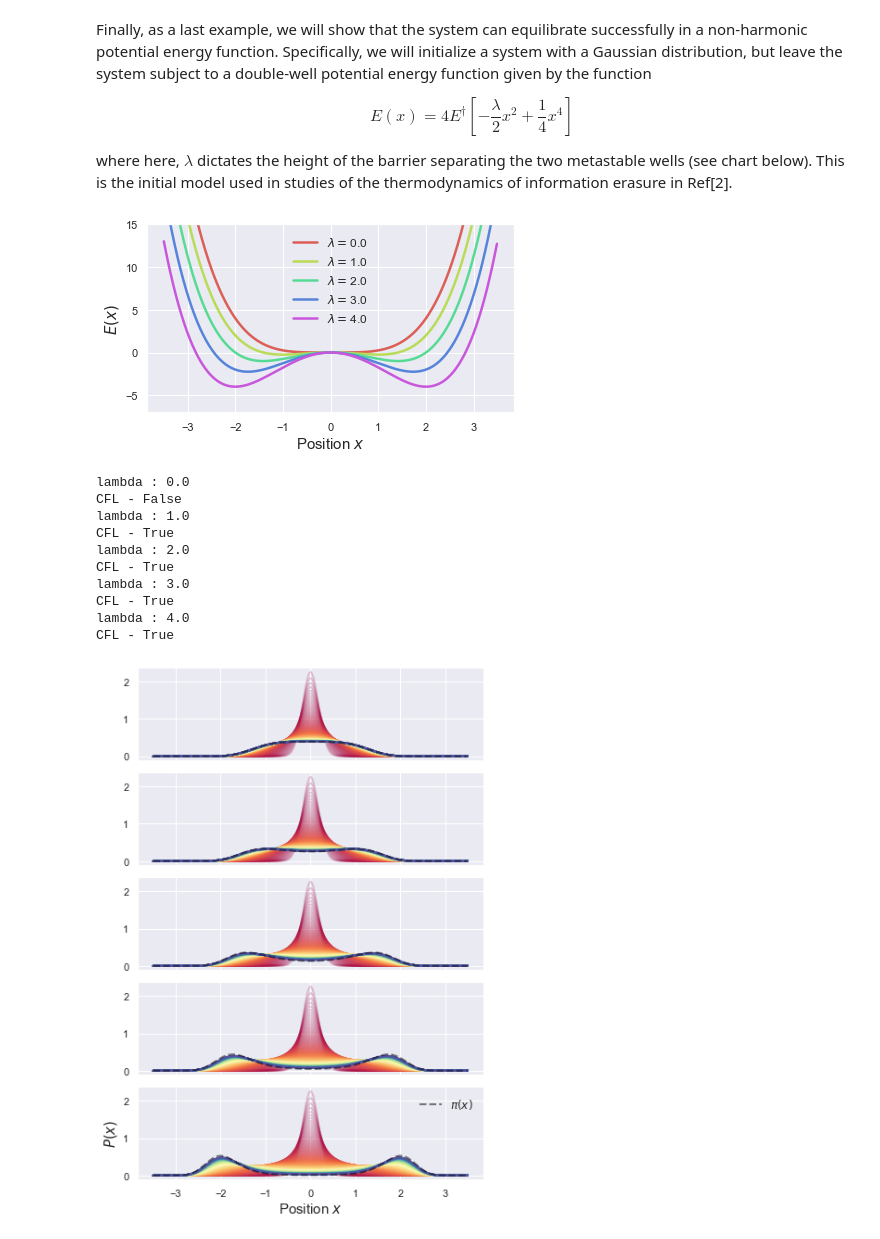
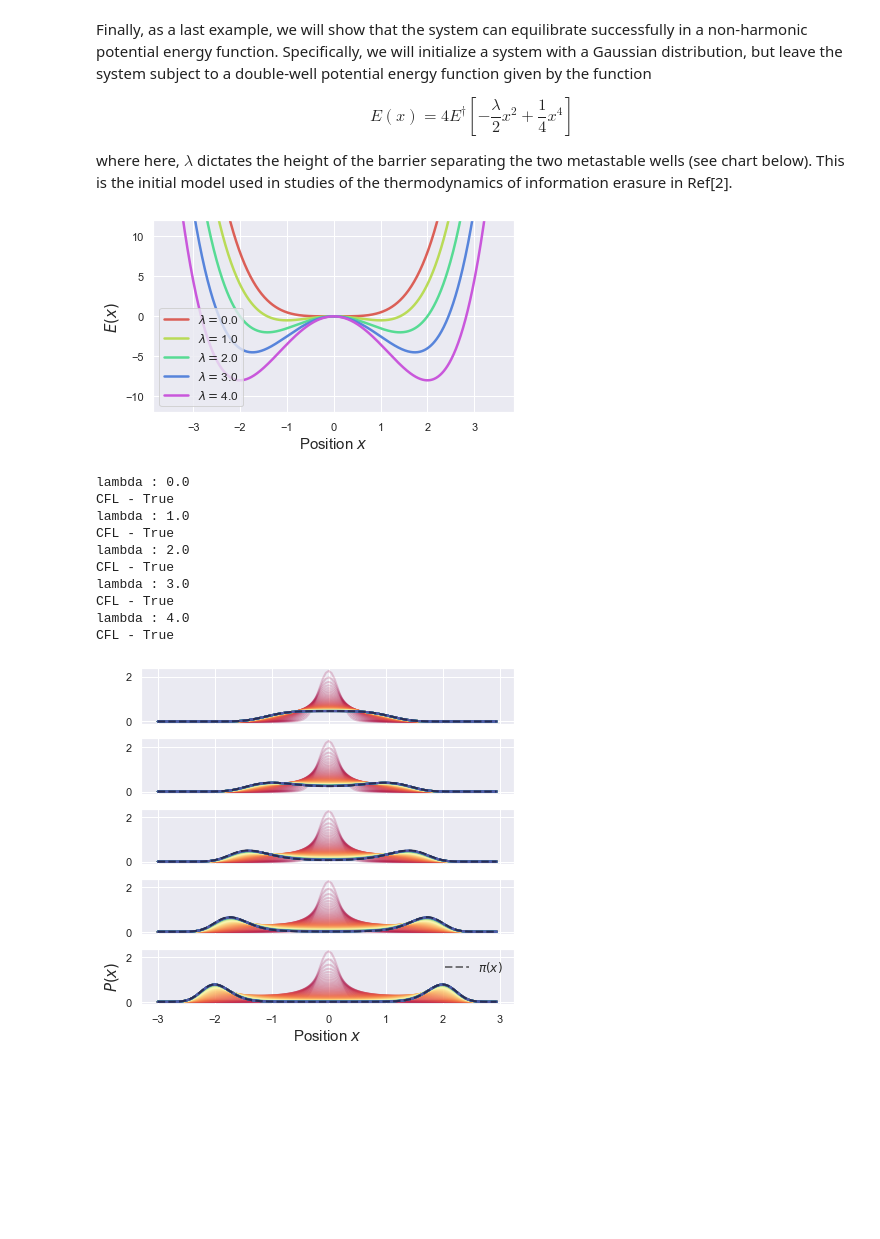
Before and after one commit to StevenJLarge/FokkerPlanck, a Jupyter notebook: notebooks/04-slarge-advection-diffusion.ipynb, the cells around one changed output. Cells and saved outputs as stored; diff of their text form; code cells hidden in the pictures; blank space fills up the shorter version.

```diff
--- a/notebooks/04-slarge-advection-diffusion.ipynb
+++ b/notebooks/04-slarge-advection-diffusion.ipynb
@@ -218,7 +220,7 @@ res_1 = run_simulation(1)
 res_2 = run_simulation(2)
 # %%
 # Now lets plot them...
-fig, ax = plt.subplots(3, 1, figsize=(6, 8))
+fig, ax = plt.subplots(3, 1, figsize=(6, 7))
 
 Pal_1 = sns.color_palette("Blues", len(res_025.result["prob"]))
 Pal_2 = sns.color_palette("Reds", len(res_1.result["prob"]))
@@ -263,4 +265,6 @@ ax[0].legend(fontsize=10, frameon=False)
 ax[2].legend(fontsize=10, frameon=False, ncol=2)
 
 plt.tight_layout()
+plt.savefig(plot_dir / "harmonic_relaxation_compare.pdf", format='pdf')
+plt.show()
 # %% [output]
@@ -304,8 +308,8 @@ lambda_vel = [0.25, 0.5, 0.75, 1.0]
 curr_time = 0
 counter = 0
 tot_time = 0.15
-params = [[k_trap, vel, D, 1, 0] for vel in lambda_vel]
-params_new = [[k_trap, vel, D, 1, vel * dt] for vel in lambda_vel]
+params = [[k_trap, 0, vel, D] for vel in lambda_vel]
+params_new = [[k_trap, vel * dt, vel, D] for vel in lambda_vel]
 
 prob_tracker = []
 time_tracker = []
@@ -386,31 +392,33 @@ where here, $\lambda$ dictates the height of the barrier separating the two meta
 fig, ax = plt.subplots(1, 1, figsize=(6, 3.5))
 coeff = np.linspace(0, 4, 5)
 
-params_arr = [(l, 1, 0) for l in coeff]
+params_arr = [(0.5, l, 0) for l in coeff]
 x_array = np.arange(-3.5, 3.5, dx)
 Pal = sns.color_palette("hls", len(params_arr))
 
 for i, params in enumerate(params_arr):
-    ax.plot(x_array, ff.ABELEnergy(x_array, params), label=r"$\lambda = $" + str(np.round(params[0], 1)), linewidth=2.5, color=Pal[i])
-ax.legend(fontsize=12, frameon=False)
-ax.set_ylim([-7, 15])
+    ax.plot(x_array, ff.ABELEnergy(x_array, params), label=r"$\lambda = $" + str(np.round(params[1], 1)), linewidth=2.5, color=Pal[i])
+ax.legend(fontsize=12, frameon=True)
+ax.set_ylim([-12, 12])
 ax.set_xlabel(r"Position $x$", fontsize=15)
 ax.set_ylabel(r"$E(x)$", fontsize=15)
 plt.tight_layout()
+plt.savefig(plot_dir / "bistable_potentials.pdf", format="pdf")
+plt.show()
 # %% [output]
-[figure, old version]
+[figure, new version]
 # %%
 D = 1.0
-dt = 0.001
-dx = 0.01
-x_array = np.arange(-3, 3, dx)
+dt = 0.0005
+dx = 0.05
+x_array = np.arange(-3.0, 3.0, dx)
 
 fpe = FPE_Integrator_1D(D, dt, dx, x_array, boundaryCond='hard-wall', output=False)
 
 prob_results = {}
 
 for params in params_arr:
-    key = str(params[0])
+    key = str(params[1])
     print(f"lambda : {key}")
     fpe.initializeProbability(0, 1/32)
     prob_results[key] = {}
@@ -433,7 +441,7 @@ for params in params_arr:
     prob_results[key]["prob"] = prob_tracker
 # %% [output]
 lambda : 0.0
-CFL - False
+CFL - True
 lambda : 1.0
 CFL - True
 lambda : 2.0
@@ -443,17 +451,19 @@ CFL - True
 lambda : 4.0
 CFL - True
 # %%
-fig, ax = plt.subplots(5, 1, figsize=(6, 8.5), sharex=True, sharey=True)
+fig, ax = plt.subplots(5, 1, figsize=(6, 5.5), sharex=True, sharey=True)
 
 for i, k in enumerate(prob_results.keys()):
     Pal = sns.color_palette("Spectral", len(prob_results[k]["prob"]))
     for j, prob in enumerate(prob_results[k]["prob"]):
         ax[i].plot(x_array, prob, linewidth=2.0, alpha=0.2, color=Pal[j])
     ax[i].plot(x_array, prob_results[k]["eq_dist"], linewidth=2.0, linestyle='--', color='k', alpha=0.5, label=r"$\pi(x)$")
 
 ax[-1].set_xlabel(r"Position $x$", fontsize=15)
 ax[-1].set_ylabel(r"$P(x)$", fontsize=15)
 ax[-1].legend(fontsize=12, frameon=False)
 plt.tight_layout()
+plt.savefig(plot_dir / "bistable_equilibration_large.pdf", format="pdf")
+plt.show()
 # %% [output]
-[figure, old version]
+[figure, new version]
```
Also changed, not shown: parts of 9 cells of this notebook, 5 other files.
